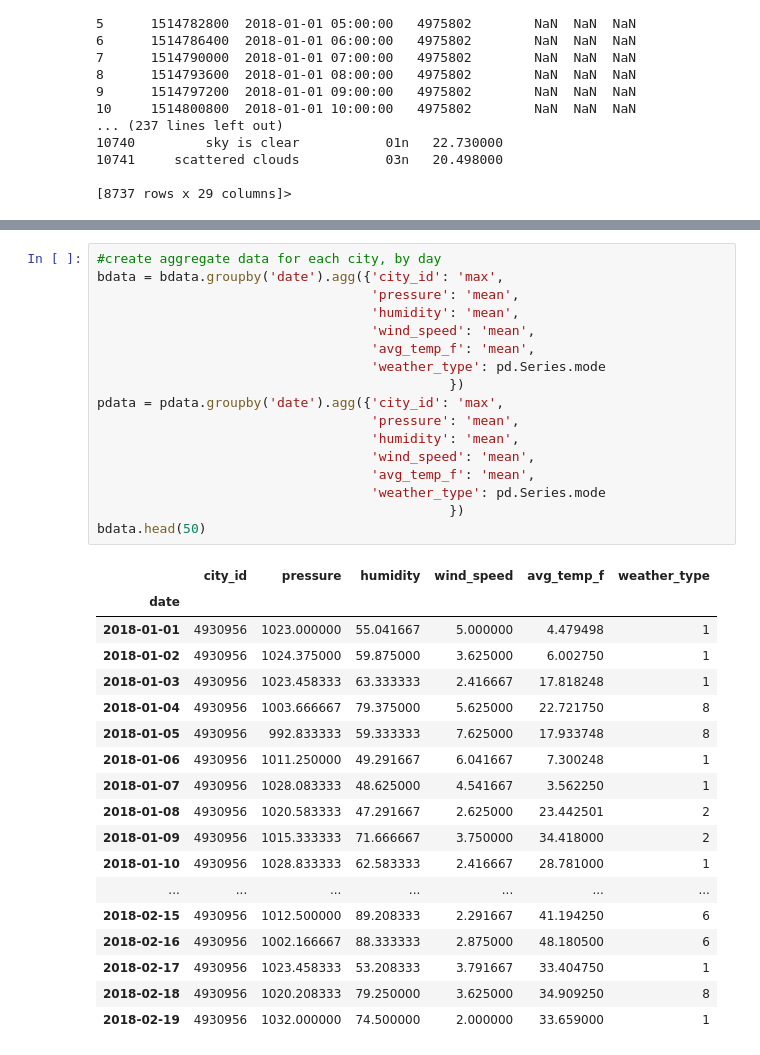
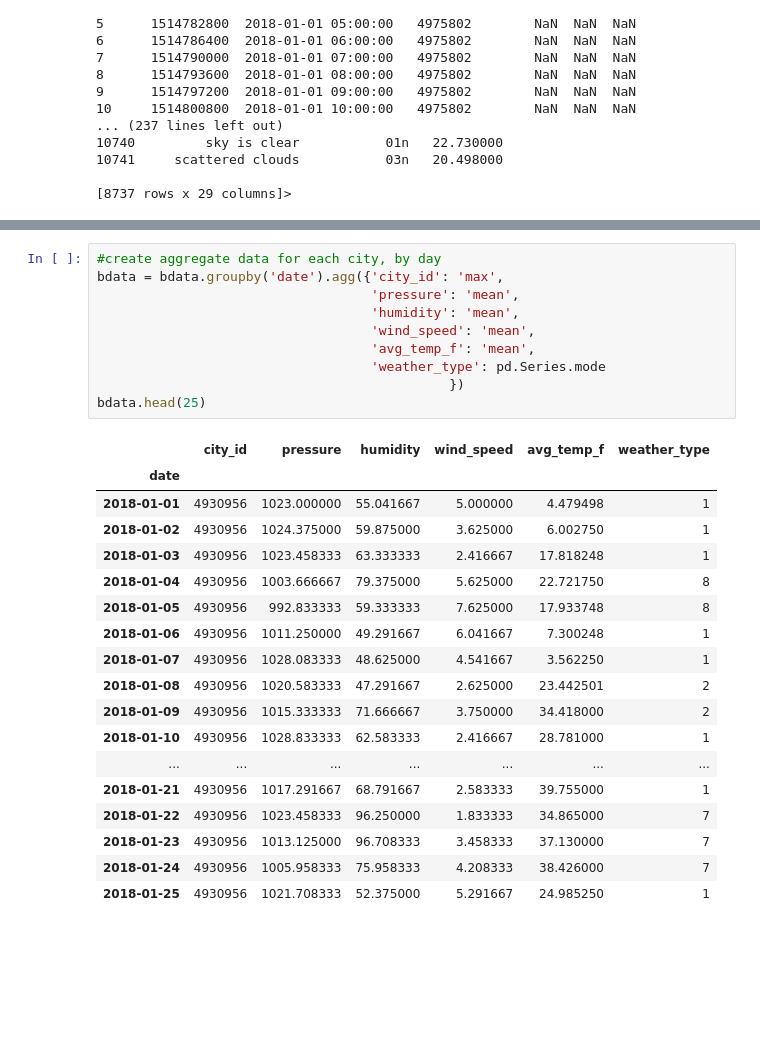
Before and after one commit to uncncsu/project-1, a Jupyter notebook: weather_data_2018.ipynb, the cells around one changed output, grey strips where cells are left out. Drawn from its saved outputs; the diff is of its cells as text; blank space fills up the shorter version.

```diff
--- a/weather_data_2018.ipynb
+++ b/weather_data_2018.ipynb
@@ -223,36 +222,29 @@ See the caveats in the documentation: http://pandas.pydata.org/pandas-docs/stabl
 # %%
 #create aggregate data for each city, by day
 bdata = bdata.groupby('date').agg({'city_id': 'max',
                                    'pressure': 'mean',
                                    'humidity': 'mean',
                                    'wind_speed': 'mean',
                                    'avg_temp_f': 'mean',
                                    'weather_type': pd.Series.mode
                                              })
-pdata = pdata.groupby('date').agg({'city_id': 'max',
-                                   'pressure': 'mean',
-                                   'humidity': 'mean',
-                                   'wind_speed': 'mean',
-                                   'avg_temp_f': 'mean',
-                                   'weather_type': pd.Series.mode
-                                             })
-bdata.head(50)
+bdata.head(25)
 # %% [output]
 |  | city_id | pressure | humidity | wind_speed | avg_temp_f | weather_type |
 | date |  |  |  |  |  |  |
 | 2018-01-01 | 4930956 | 1023.000000 | 55.041667 | 5.000000 | 4.479498 | 1 |
 | 2018-01-02 | 4930956 | 1024.375000 | 59.875000 | 3.625000 | 6.002750 | 1 |
 | 2018-01-03 | 4930956 | 1023.458333 | 63.333333 | 2.416667 | 17.818248 | 1 |
 | 2018-01-04 | 4930956 | 1003.666667 | 79.375000 | 5.625000 | 22.721750 | 8 |
 | 2018-01-05 | 4930956 | 992.833333 | 59.333333 | 7.625000 | 17.933748 | 8 |
 | 2018-01-06 | 4930956 | 1011.250000 | 49.291667 | 6.041667 | 7.300248 | 1 |
 | 2018-01-07 | 4930956 | 1028.083333 | 48.625000 | 4.541667 | 3.562250 | 1 |
 | 2018-01-08 | 4930956 | 1020.583333 | 47.291667 | 2.625000 | 23.442501 | 2 |
 | 2018-01-09 | 4930956 | 1015.333333 | 71.666667 | 3.750000 | 34.418000 | 2 |
 | 2018-01-10 | 4930956 | 1028.833333 | 62.583333 | 2.416667 | 28.781000 | 1 |
 | ... | ... | ... | ... | ... | ... | ... |
-| 2018-02-15 | 4930956 | 1012.500000 | 89.208333 | 2.291667 | 41.194250 | 6 |
-| 2018-02-16 | 4930956 | 1002.166667 | 88.333333 | 2.875000 | 48.180500 | 6 |
-| 2018-02-17 | 4930956 | 1023.458333 | 53.208333 | 3.791667 | 33.404750 | 1 |
-| 2018-02-18 | 4930956 | 1020.208333 | 79.250000 | 3.625000 | 34.909250 | 8 |
-| 2018-02-19 | 4930956 | 1032.000000 | 74.500000 | 2.000000 | 33.659000 | 1 |
+| 2018-01-21 | 4930956 | 1017.291667 | 68.791667 | 2.583333 | 39.755000 | 1 |
+| 2018-01-22 | 4930956 | 1023.458333 | 96.250000 | 1.833333 | 34.865000 | 7 |
+| 2018-01-23 | 4930956 | 1013.125000 | 96.708333 | 3.458333 | 37.130000 | 7 |
+| 2018-01-24 | 4930956 | 1005.958333 | 75.958333 | 4.208333 | 38.426000 | 7 |
+| 2018-01-25 | 4930956 | 1021.708333 | 52.375000 | 5.291667 | 24.985250 | 1 |
```
Also changed, not shown: parts of 10 cells of this notebook, 4 other files.
